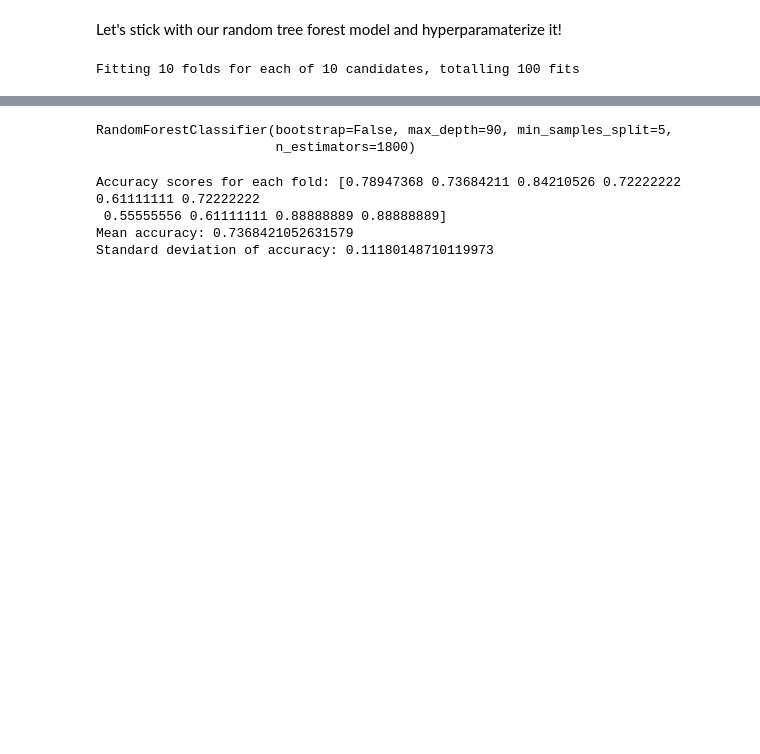
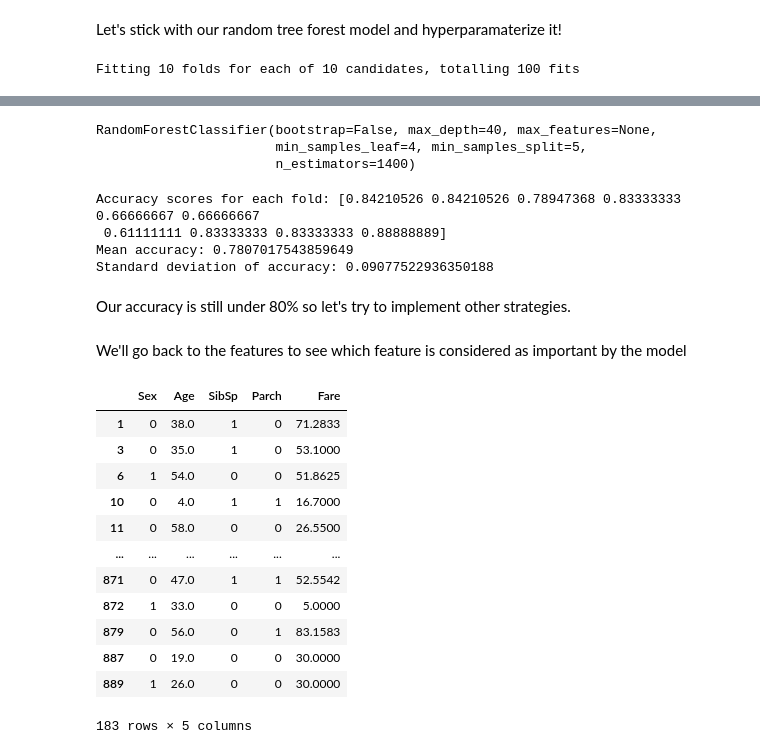
Before and after one commit to klam912/titanic_pred, a Jupyter notebook: model.ipynb, the cells around one changed output, grey strips where cells are left out. Cells and saved outputs as stored; diff of their text form; code cells hidden in the pictures; blank space fills up the shorter version.

```diff
--- a/model.ipynb
+++ b/model.ipynb
@@ -1238,18 +1215,40 @@ RandomForestClassifier(bootstrap=False, max_depth=80, max_features=None,
 # %%
-optimized_rtree_model = RandomForestClassifier(bootstrap=False, max_depth=90, min_samples_split=5,
-                       n_estimators=1800)
+optimized_rtree_model = RandomForestClassifier(bootstrap=False, max_depth=40, max_features=None,
+                       min_samples_leaf=4, min_samples_split=5,
+                       n_estimators=1400)
 optimized_rtree_model.fit(X_train_with_selected_feature, y_train)
 # %% [output]
-RandomForestClassifier(bootstrap=False, max_depth=90, min_samples_split=5,
-                       n_estimators=1800)
+RandomForestClassifier(bootstrap=False, max_depth=40, max_features=None,
+                       min_samples_leaf=4, min_samples_split=5,
+                       n_estimators=1400)
 # %%
 from sklearn.model_selection import cross_val_score
-scores = cross_val_score(optimized_rtree_model, X_with_selected_feature,y, cv=10)
+scores = cross_val_score(optimized_rtree_model, X_with_selected_feature,df4["Survived"], cv=10)
 print("Accuracy scores for each fold:", scores)
 print("Mean accuracy:", scores.mean())
 print("Standard deviation of accuracy:", scores.std())
 # %% [output]
-Accuracy scores for each fold: [0.78947368 0.73684211 0.84210526 0.72222222 0.61111111 0.72222222
- 0.55555556 0.61111111 0.88888889 0.88888889]
-Mean accuracy: 0.7368421052631579
-Standard deviation of accuracy: 0.11180148710119973
+Accuracy scores for each fold: [0.84210526 0.84210526 0.78947368 0.83333333 0.66666667 0.66666667
+ 0.61111111 0.83333333 0.83333333 0.88888889]
+Mean accuracy: 0.7807017543859649
+Standard deviation of accuracy: 0.09077522936350188
+# %% [markdown]
+Our accuracy is still under 80% so let's try to implement other strategies.
+# %% [markdown]
+We'll go back to the features to see which feature is considered as important by the model
+# %%
+X_with_selected_feature
+# %% [output]
+|  | Sex | Age | SibSp | Parch | Fare |
+| 1 | 0 | 38.0 | 1 | 0 | 71.2833 |
+| 3 | 0 | 35.0 | 1 | 0 | 53.1000 |
+| 6 | 1 | 54.0 | 0 | 0 | 51.8625 |
+| 10 | 0 | 4.0 | 1 | 1 | 16.7000 |
+| 11 | 0 | 58.0 | 0 | 0 | 26.5500 |
+| ... | ... | ... | ... | ... | ... |
+| 871 | 0 | 47.0 | 1 | 1 | 52.5542 |
+| 872 | 1 | 33.0 | 0 | 0 | 5.0000 |
+| 879 | 0 | 56.0 | 0 | 1 | 83.1583 |
+| 887 | 0 | 19.0 | 0 | 0 | 30.0000 |
+| 889 | 1 | 26.0 | 0 | 0 | 30.0000 |
+183 rows × 5 columns
```
Also changed, not shown: parts of 29 cells of this notebook.
